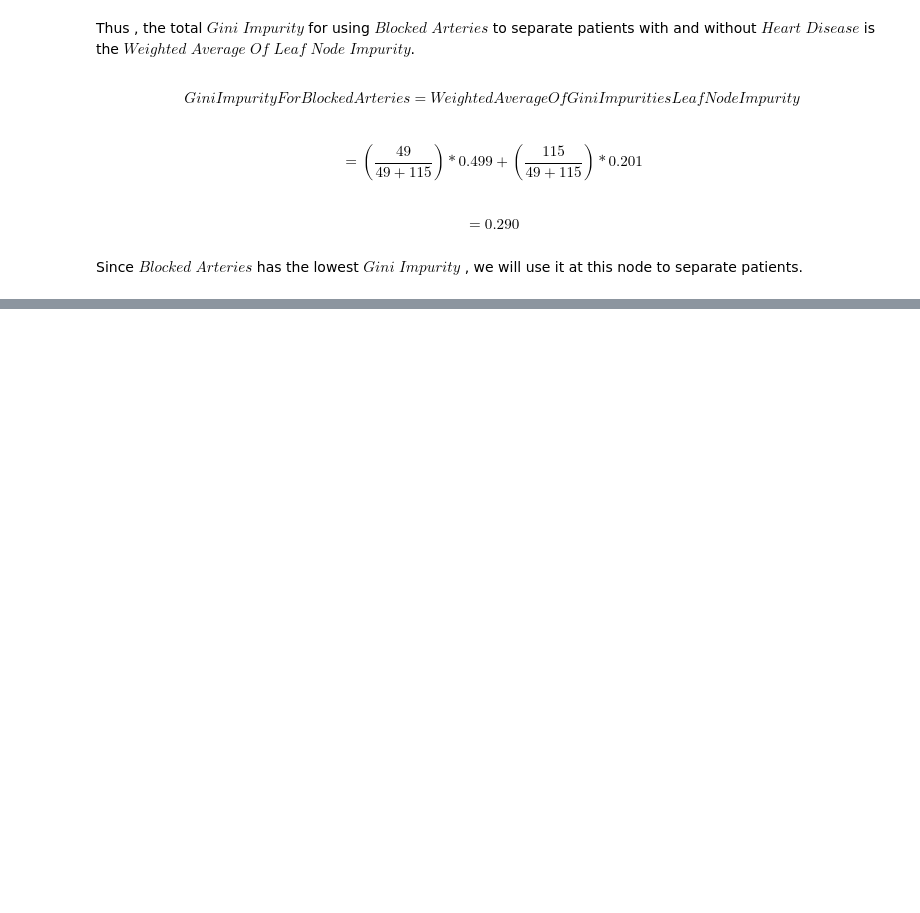
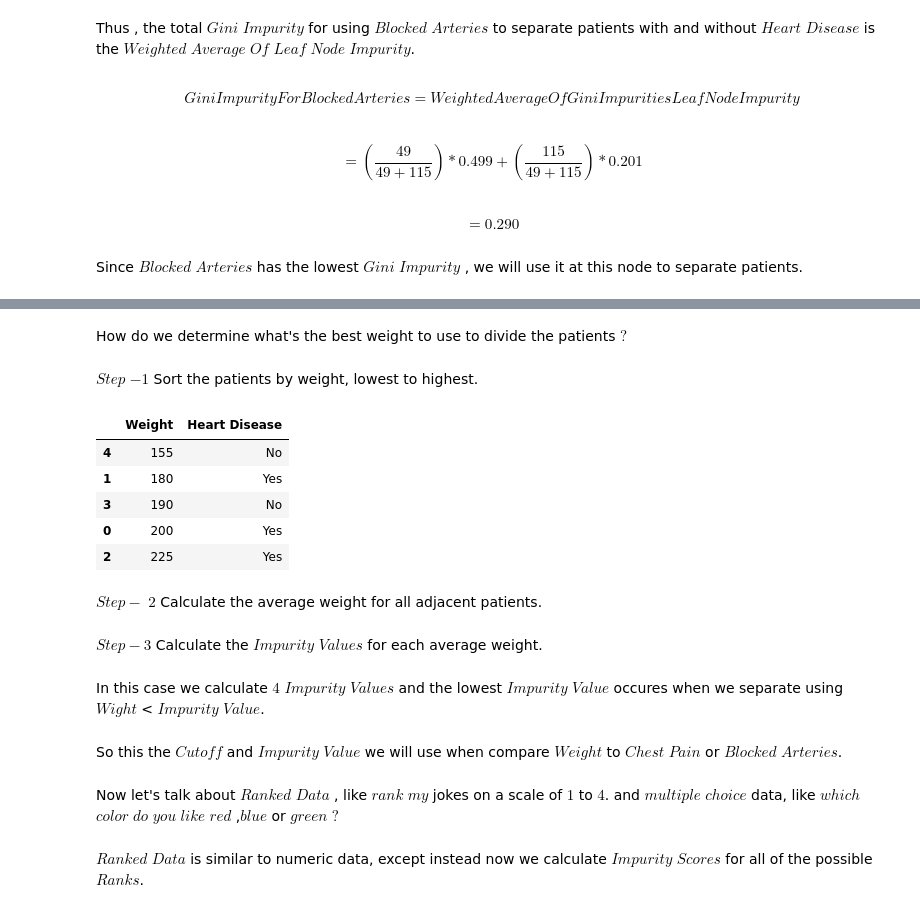
Before and after one commit to rahul6796/Decision_Tree, a Jupyter notebook: How Decision Tree Work Actually For Classification.ipynb, the cells around one changed output, grey strips where cells are left out. Saved outputs shown, nothing was run; the diff lists cells and outputs as text; code cells hidden in the pictures; blank space fills up the shorter version.

```diff
--- a/How Decision Tree Work Actually For Classification.ipynb
+++ b/How Decision Tree Work Actually For Classification.ipynb
@@ -365,0 +488,25 @@ Since $Blocked$ $Arteries$ has the lowest $Gini$ $Impurity$ , we will use it at
+# %% [markdown]
+How do we determine what's the best weight to use to divide the patients $?$
+# %% [markdown]
+$Step$ $-1$ Sort the patients by weight, lowest to highest.
+# %%
+data1.sort_values(['Weight'],axis=0)
+# %% [output]
+|  | Weight | Heart Disease |
+| 4 | 155 | No |
+| 1 | 180 | Yes |
+| 3 | 190 | No |
+| 0 | 200 | Yes |
+| 2 | 225 | Yes |
+# %% [markdown]
+$Step-$ $2$  Calculate the average weight for all  adjacent patients.
+# %% [markdown]
+$Step - 3$ Calculate the $Impurity$ $Values$ for each average weight.
+# %% [markdown]
+In this case we calculate $4$ $Impurity$ $Values$ and the lowest $Impurity$ $Value$ occures when we separate using $Wight$ < $Impurity$ $Value$.
+# %% [markdown]
+So this the $Cutoff$ and $Impurity$ $Value$ we will use when compare $Weight$ to $Chest$ $Pain$ or $Blocked$ $Arteries$.
+# %% [markdown]
+Now let's talk about $Ranked$ $Data$ , like $rank$ $my$ jokes on a scale of $1$ to $4$. and $multiple$ $choice$  data, like $which$ $color$ $do$ $you$ $like$ $red$ ,$blue$ or $green$ $?$
+# %% [markdown]
+$Ranked$ $Data$  is similar to numeric data, except instead now we calculate $Impurity$ $Scores$ for all of the possible $Ranks$.
```
Also changed, not shown: parts of 60 cells of this notebook.
